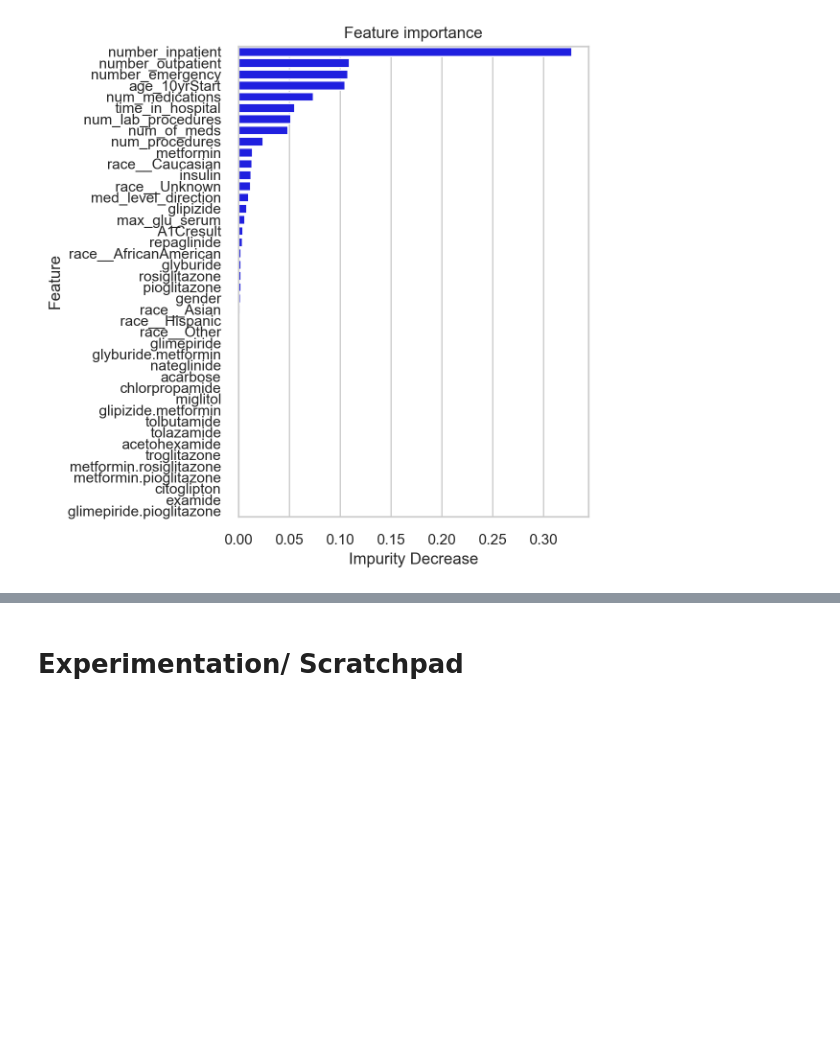
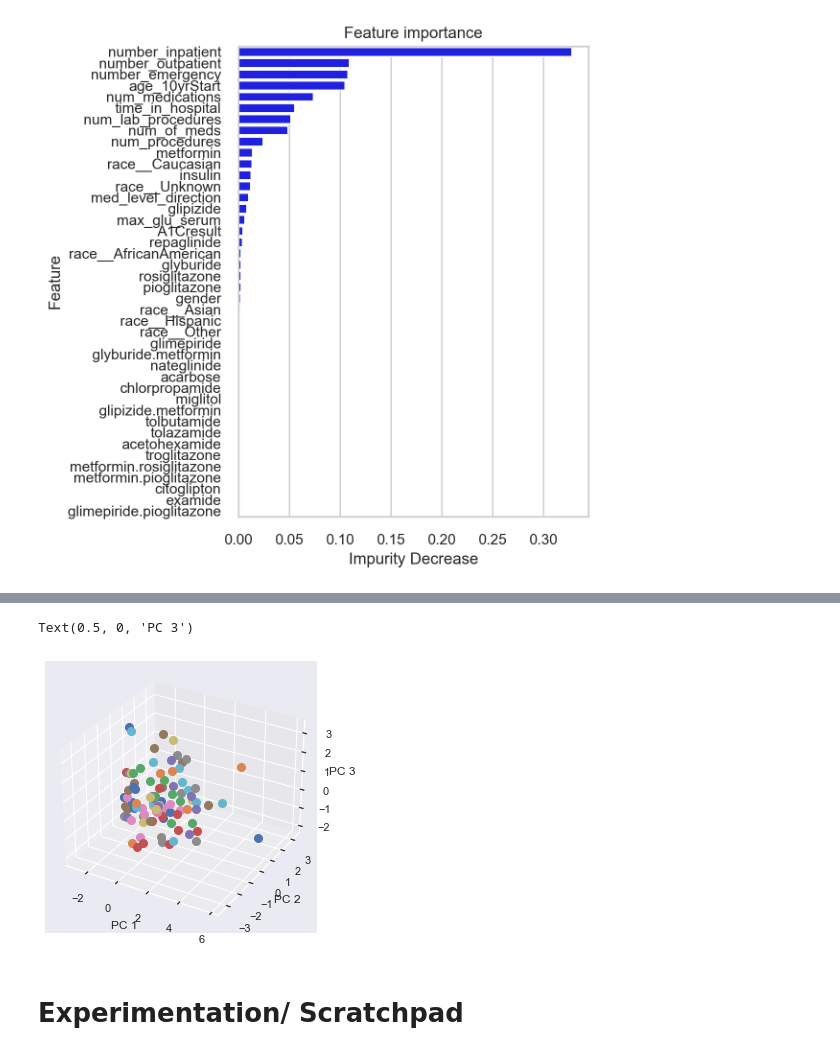
Before and after one commit to bcullinan32/ML_Course, a Jupyter notebook: Class-Data-Clean-Up.ipynb, the cells around one changed output, grey strips where cells are left out. Cells and saved outputs as stored; diff of their text form; code cells hidden in the pictures; blank space fills up the shorter version.

```diff
--- a/Class-Data-Clean-Up.ipynb
+++ b/Class-Data-Clean-Up.ipynb
@@ -563,0 +575,2 @@ fig.show()
+# %%
+predToRemove = {}
@@ -564,3 +750,25 @@ fig.show()
+# %%
+# TODO -- pg. 107 -- Don't understand this plot
+
+# PCA -- Plot Results
+from mpl_toolkits.mplot3d import Axes3D
+
+#labels = PCA_df.target
+#marker=r's{}s'.format(labels[i])
+pca_forPlot_transformer = PCA(n_components=0.8)
+pca_forPlot = pca_forPlot_transformer.fit_transform(x_test)
+
+fig = plt.figure()
+ax = fig.add_subplot(111, projection='3d')
+for i in range(100):
+    ax.scatter(pca_forPlot[i,0], pca_forPlot[i,1],pca_forPlot[i,2],s=64)
+
+ax.set_xlabel('PC 1')
+ax.set_ylabel('PC 2')
+ax.set_zlabel('PC 3')
+# %% [output]
+Text(0.5, 0, 'PC 3')
+[figure, added]
 # %% [markdown]
 # Experimentation/ Scratchpad
 # %%
```
Also changed, not shown: parts of 22 cells of this notebook.
